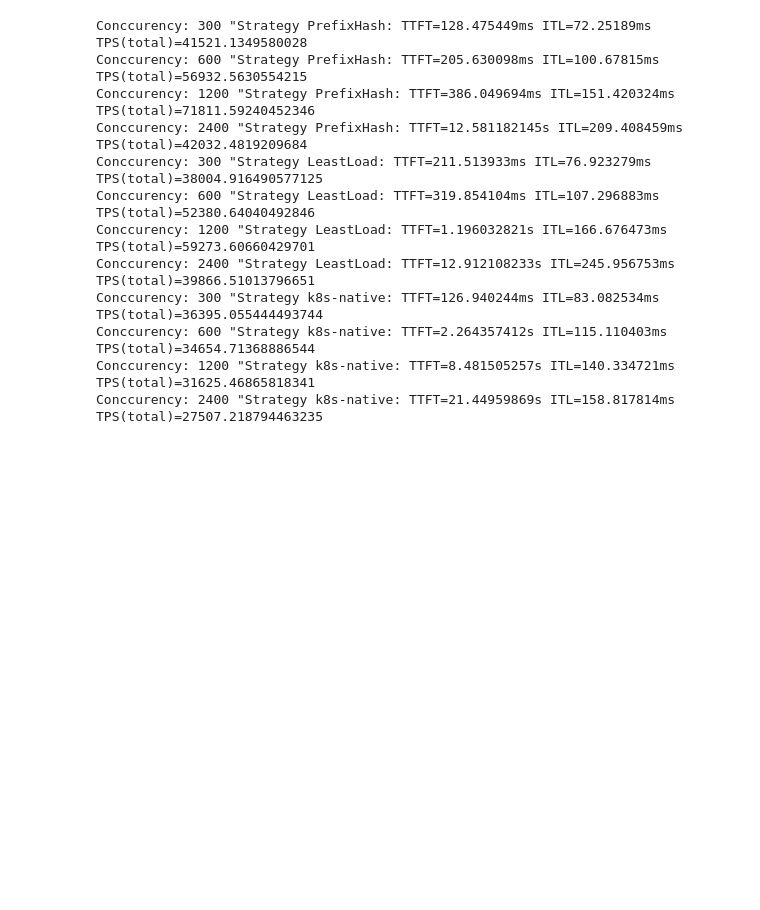
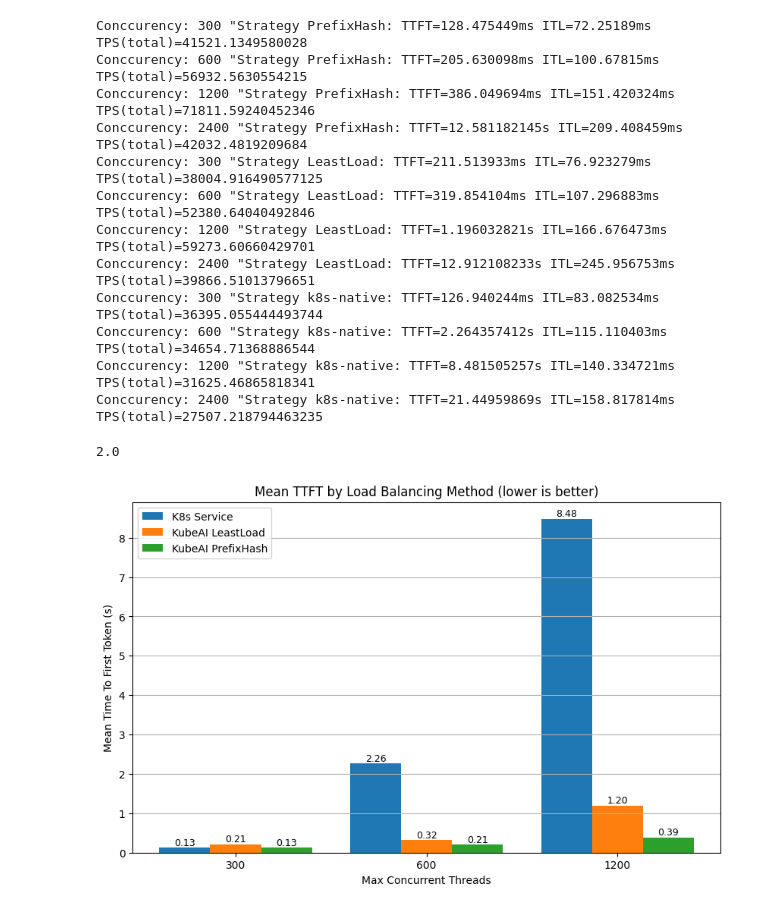
Before and after one commit to substratusai/kubeai, a Jupyter notebook: benchmarks/multi-turn-chat-go/run.8replicas.ipynb, the cells around one changed output. Cells and saved outputs as stored; diff of their text form; code cells hidden in the pictures; blank space fills up the shorter version.

```diff
--- a/benchmarks/multi-turn-chat-go/run.8replicas.ipynb
+++ b/benchmarks/multi-turn-chat-go/run.8replicas.ipynb
@@ -337,0 +333,79 @@ Conccurency: 2400 "Strategy k8s-native: TTFT=21.44959869s ITL=158.817814ms TPS(t
+# %%
+
+def parse_time(time_str):
+    if time_str.endswith("ms"):
+        return float(time_str[:-2]) / 1000.0
+    elif time_str.endswith("s"):
+        return float(time_str[:-1])
+    else:
+        return float(time_str)
+
+parse_time("2s")
+# %% [output]
+2.0
+# %%
+import numpy as np
+import matplotlib.pyplot as plt
+
+def plot(results):
+    data_by_strategy = {}
+    for res in results:
+        bench = res['bench']
+        max_threads = bench['max_concurrent_threads']
+        ttft_str = res['result']['ttft']['mean']
+        ttft_sec = parse_time(ttft_str)
+
+        # Get the load balancing strategy; use "K8s - Service" if not defined.
+        strategy = res.get('spec', {}).get('loadBalancing', {}).get('strategy', 'K8s Service')
+        if strategy != "K8s Service":
+            strategy = f"KubeAI {strategy}"
+
+        if strategy not in data_by_strategy:
+            data_by_strategy[strategy] = {"max_threads": [], "ttft": []}
+        data_by_strategy[strategy]["max_threads"].append(max_threads)
+        data_by_strategy[strategy]["ttft"].append(ttft_sec)
+
+    # Convert the grouped data into a mapping for easier lookup:
+    # strategy -> {max_concurrent_threads: ttft_sec}
+    data_mapping = {}
+    for strategy, data in data_by_strategy.items():
+        data_mapping[strategy] = dict(zip(data["max_threads"], data["ttft"]))
+
+    # Get the sorted unique max_concurrent_threads values across all groups.
+    unique_x = sorted(set(
+        max_thread
+        for data in data_by_strategy.values()
+        for max_thread in data["max_threads"]
+    ))
+
+    # Setup for a grouped bar chart.
+    num_strategies = len(data_mapping)
+    bar_width = 0.8 / num_strategies  # total width per group = 0.8
+    x_indices = np.arange(len(unique_x))
+
+    plt.figure(figsize=(10, 6))
+    for i, (strategy, mapping) in enumerate(data_mapping.items()):
+        # Retrieve ttft values for each unique max_concurrent_threads (default to 0 if not present)
+        y_values = [mapping.get(x, 0) for x in unique_x]
+        # Shift each strategy's bars for a grouped effect.
+        bars = plt.bar(x_indices + i * bar_width, y_values, width=bar_width, label=strategy)
+        # Annotate each bar with its height (i.e. TTFT value)
+        for bar in bars:
+            height = bar.get_height()
+            plt.text(bar.get_x() + bar.get_width() / 2, height,
+                     f'{height:.2f}', ha='center', va='bottom', fontsize=9)
+
+    plt.xlabel("Max Concurrent Threads")
+    plt.ylabel("Mean Time To First Token (s)")
+    plt.title("Mean TTFT by Load Balancing Method (lower is better)")
+    plt.xticks(x_indices + bar_width * (num_strategies - 1) / 2, unique_x)
+    plt.legend()
+    plt.grid(axis='y')
+    plt.show()
+
+# Seems a pod failure happened with 2400 concurrency so removing invalid results.
+filtered_data = list(filter(lambda item: item.get("bench")['max_concurrent_threads'] != 2400, all_results))
+filtered_data.reverse()
+plot(filtered_data)
+# %% [output]
+[figure, added]
```
Also changed, not shown: parts of 2 cells of this notebook, 2 other files.
